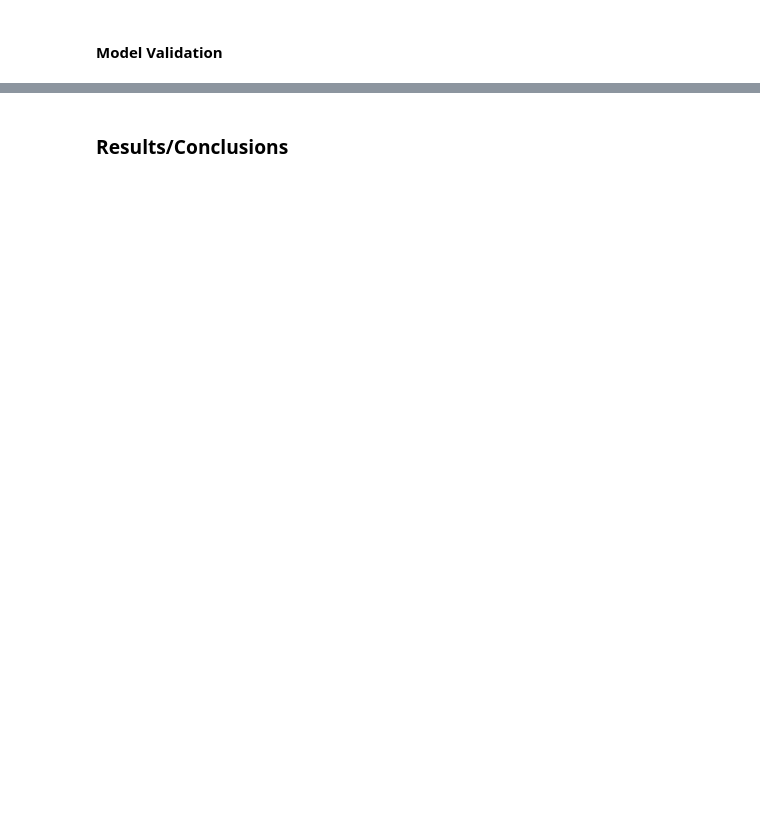
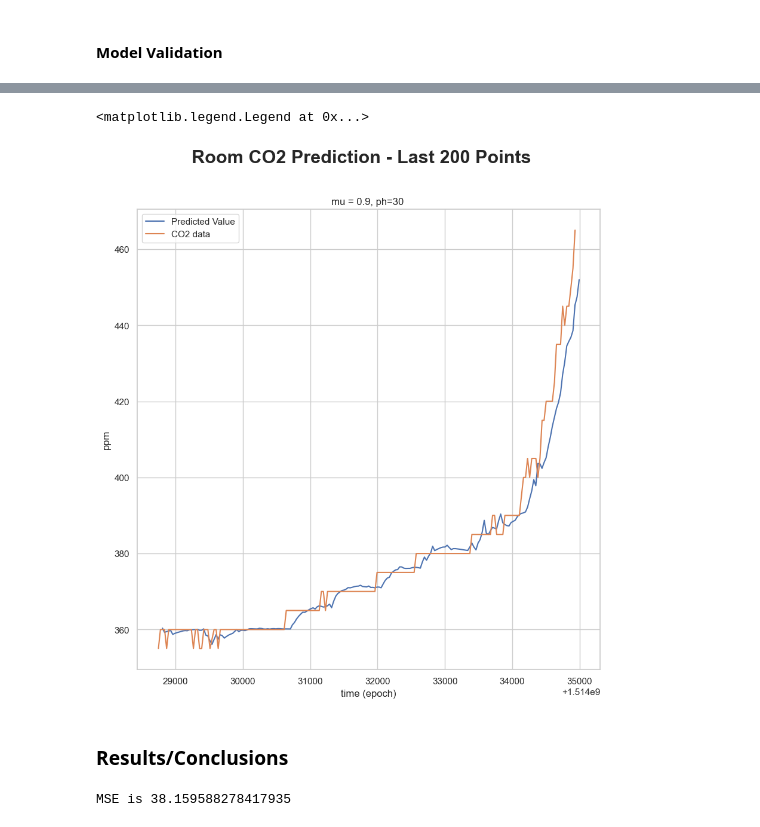
Before and after one commit to SweatyCrayfish/Room-Ocupancy-Application, a Jupyter notebook: Final Project - ML IoT Application.ipynb, the cells around one changed output, grey strips where cells are left out. Drawn from its saved outputs; the diff is of its cells as text; code cells hidden in the pictures; blank space fills up the shorter version.

```diff
--- a/Final Project - ML IoT Application.ipynb
+++ b/Final Project - ML IoT Application.ipynb
@@ -711,2 +1014,15 @@ We can see again see that the grand majority of output values are 0.  As noted d
+# %%
+#Plot last 200 data points/predictions
+fig, ax = plt.subplots(figsize=(10,10))
+fig.suptitle('Room CO2 Prediction - Last 200 Points', fontsize=22, fontweight='bold')
+ax.set_title('mu = %g, ph=%g ' %(mu, ph))
+ax.plot(tp_pred[-200:], yp_pred[-200:], label='Predicted Value')
+ax.plot(ts.iloc[n_s-200:n_s,0], ys.iloc[n_s-200:n_s,0], label='CO2 data')
+ax.set_xlabel('time (epoch)')
+ax.set_ylabel('ppm')
+ax.legend()
+# %% [output]
+<matplotlib.legend.Legend at 0x...>
+[figure, added]
 # %% [markdown]
 ### Results/Conclusions
@@ -712,0 +1031,10 @@ We can see again see that the grand majority of output values are 0.  As noted d
+# %%
+ #Calculate MSE of predictions
+
+#############################################################
+#WE USE THE PH_INDEX VARIABLE HERE TO COMPARE THE "FUTURE"
+#VALUES TO THE PREDICTED VALUES
+############################################################
+print("MSE is", mse(ys['CO2'][ph_index:3000+ph_index-1],yp_pred))
+# %% [output]
+MSE is 38.159588278417935
```
Also changed, not shown: parts of 32 cells of this notebook.
